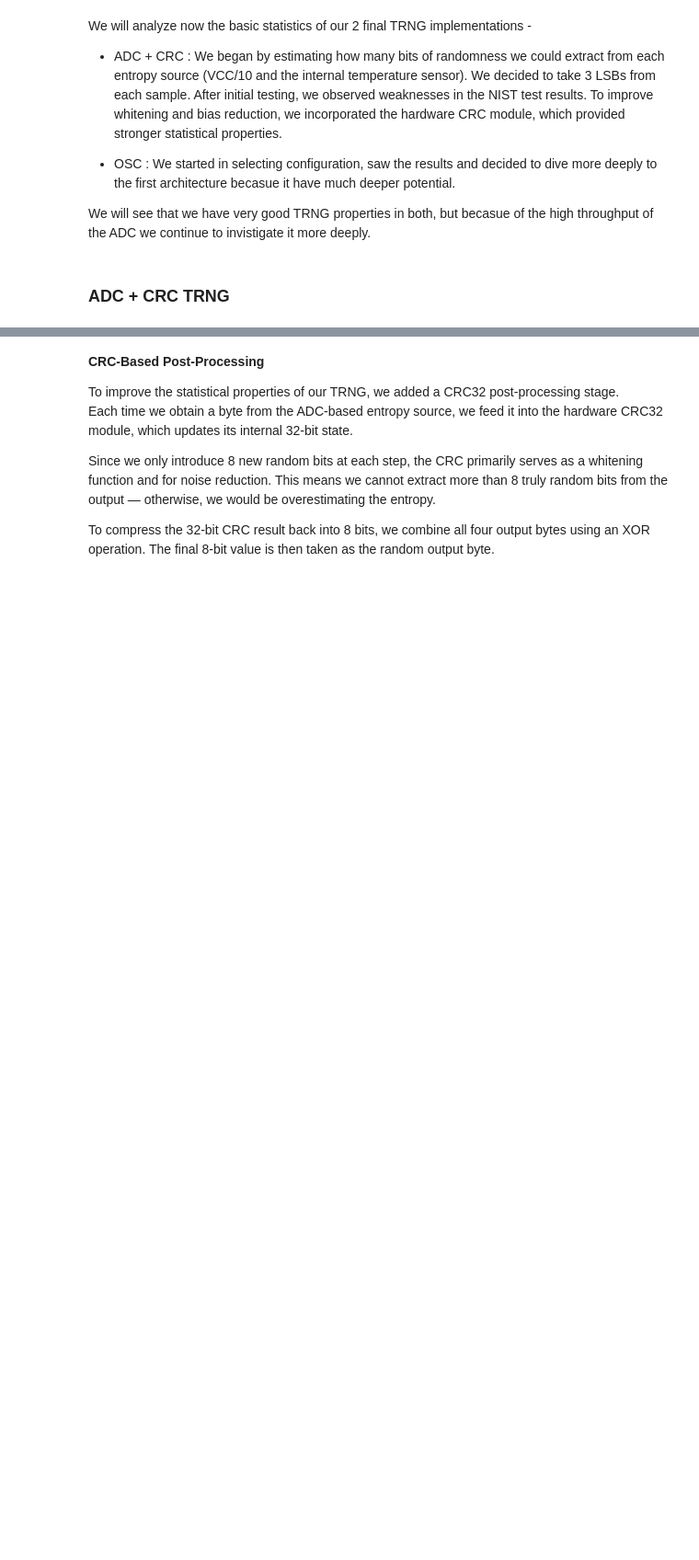
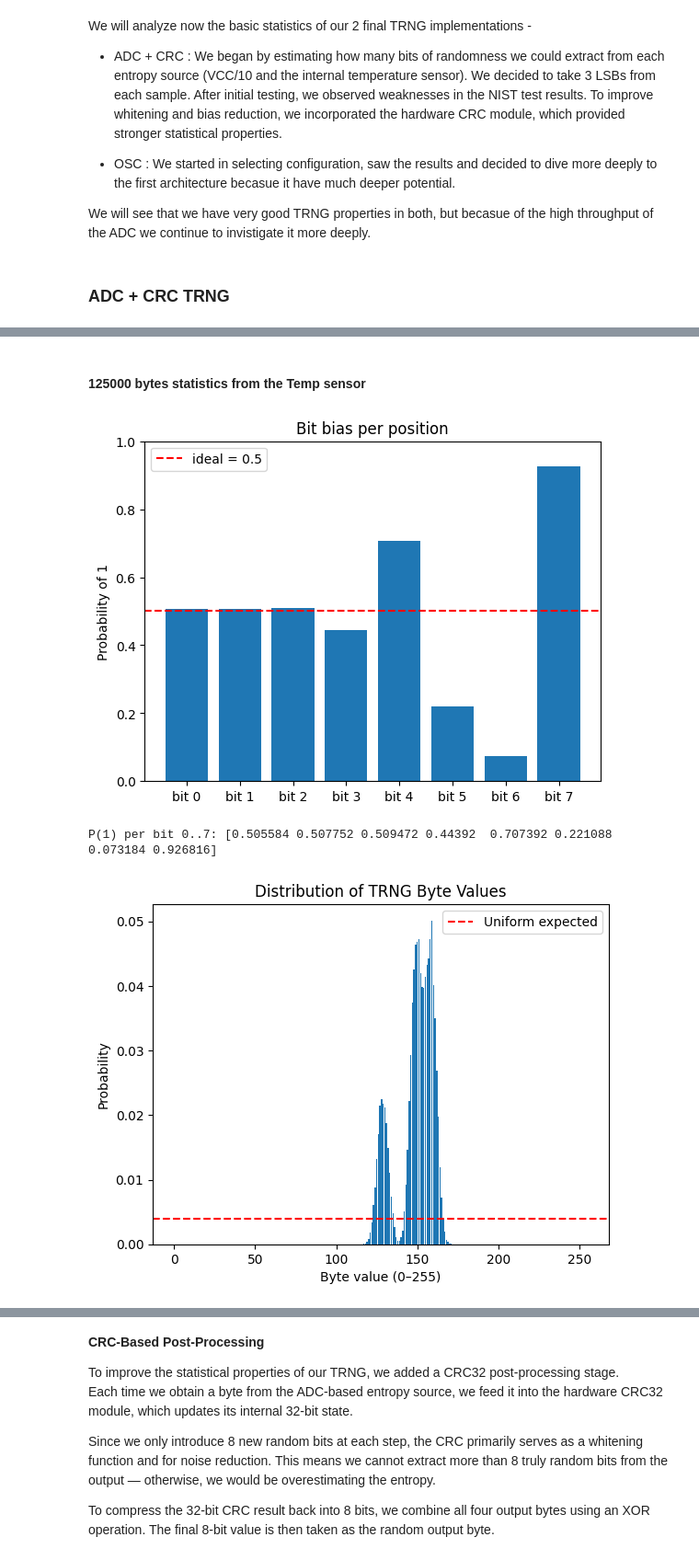
Before and after one commit to alonab01/chipwhisperer, a Jupyter notebook: secure-hardware/TRNG/combined_trng/jupyter/TRNG_Project.ipynb, the cells around one changed output, grey strips where cells are left out. Shown at 92% size. Saved outputs shown, nothing was run; the diff lists cells and outputs as text; code cells hidden in the pictures; blank space fills up the shorter version.

```diff
--- a/secure-hardware/TRNG/combined_trng/jupyter/TRNG_Project.ipynb
+++ b/secure-hardware/TRNG/combined_trng/jupyter/TRNG_Project.ipynb
@@ -231,7 +230,7 @@ class TRNGAnalyzer:
         plt.bar(range(8), biases)
         plt.axhline(0.5, color='r', linestyle='--', label='ideal = 0.5')
         plt.xticks(range(8), [f"bit {i}" for i in range(8)])
-        plt.ylim(0, 0.52)
+        plt.ylim(0, 1)
         plt.ylabel("Probability of 1")
         plt.title("Bit bias per position")
         plt.legend()
@@ -318,0 +321,24 @@ We will take samples form our temp sensor and VCC/10 sources and see how many bi
+# %% [markdown]
+#### 125000 bytes statistics from the Temp sensor
+# %%
+# Load your TRNG data
+path = r"C:\Users\alona\ChipWhisperer\chipwhisperer\secure-hardware\TRNG\sts-2.1.2\data\sequential\ADC_temp_sensor_values_1M_bits.bin"
+data = np.fromfile(path, dtype=np.uint8)
+
+# Initialize analyzer
+analyzer = TRNGAnalyzer(data)
+
+# 1. Distribution
+
+# Plot per-bit bias
+analyzer.plot_bit_bias()
+# If you also want the raw numbers:
+biases = analyzer.bit_bias()
+print("P(1) per bit 0..7:", np.round(biases, 6))
+# Plot byte distribution
+counts, probs = analyzer.byte_distribution()
+analyzer.plot_distribution(range(256), probs)
+# %% [output]
+[figure, added]
+P(1) per bit 0..7: [0.505584 0.507752 0.509472 0.44392  0.707392 0.221088 0.073184 0.926816]
+[figure, added]
```
Also changed, not shown: parts of 21 cells of this notebook, 4 other files.
